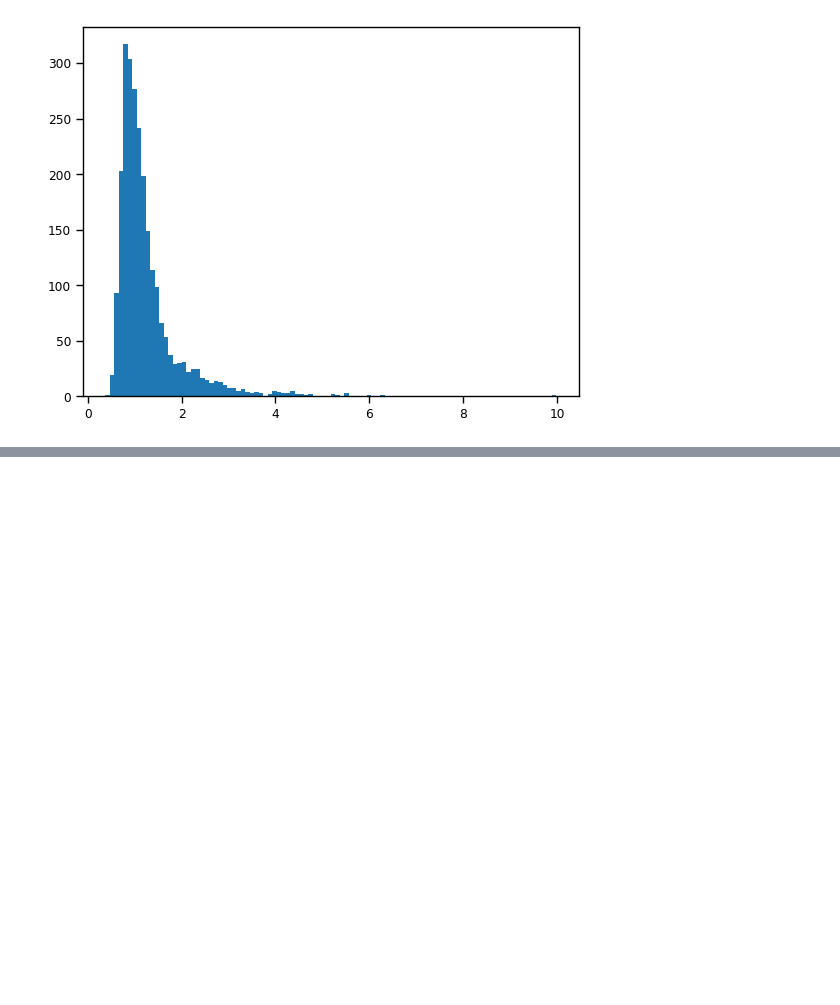
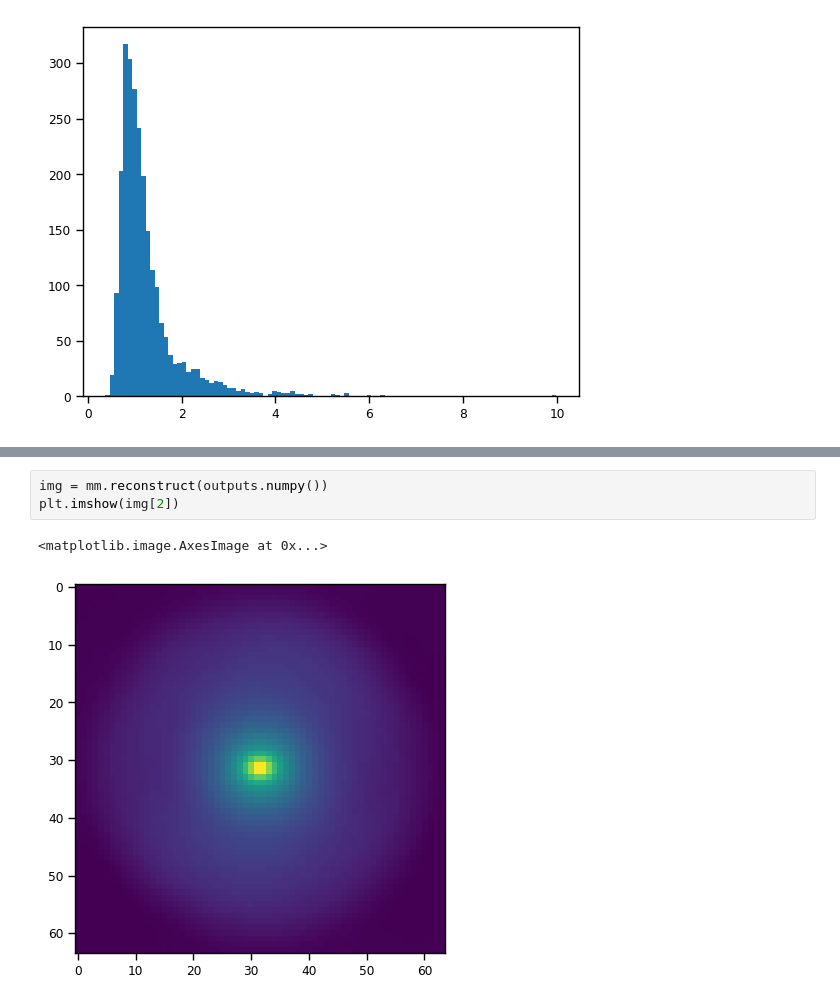
Before and after one commit to ufuk-cakir/MEGS, a Jupyter notebook: exp/network.ipynb, the cells around one changed output, grey strips where cells are left out. Cells and saved outputs as stored; diff of their text form; blank space fills up the shorter version.

```diff
--- a/exp/network.ipynb
+++ b/exp/network.ipynb
@@ -1086,2 +1120,8 @@ plt.hist(rec_errors, bins = 100)
+# %%
+img = mm.reconstruct(outputs.numpy())
+plt.imshow(img[2])
+# %% [output]
+<matplotlib.image.AxesImage at 0x...>
+[figure, added]
 # %%
 # %% [output]
```
Also changed, not shown: parts of 7 cells of this notebook, 9 other files.
